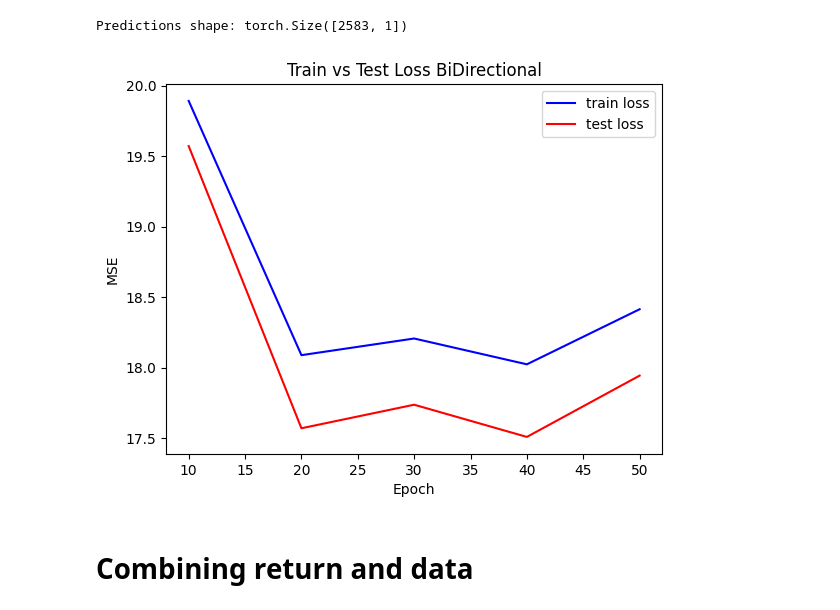
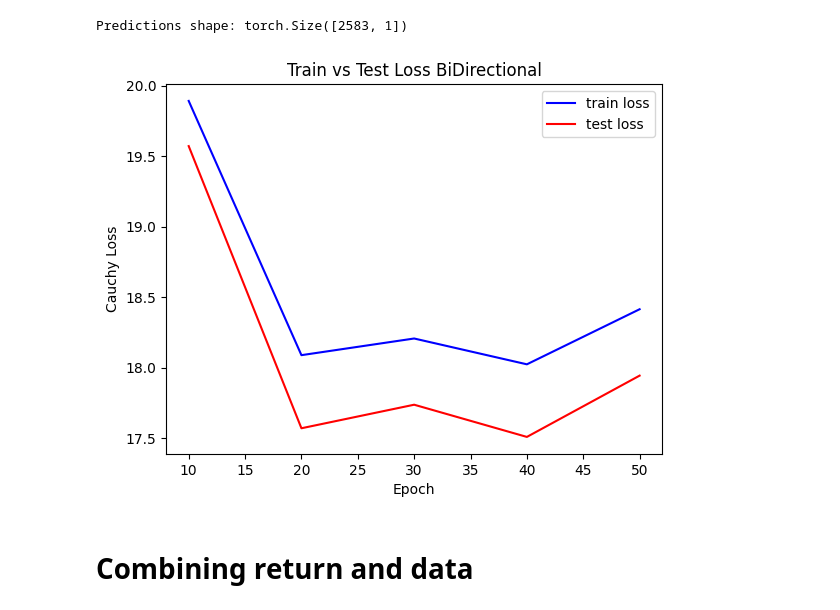
Before and after one commit to Rageus17/skripsi-git, a Jupyter notebook: BiDirectional Cauchy/BiDircetional-RNN-LSTM-LSTM-CauchyLoss.ipynb, the cells around one changed output. Saved outputs shown, nothing was run; the diff lists cells and outputs as text; code cells hidden in the pictures.

```diff
--- a/BiDirectional Cauchy/BiDircetional-RNN-LSTM-LSTM-CauchyLoss.ipynb
+++ b/BiDirectional Cauchy/BiDircetional-RNN-LSTM-LSTM-CauchyLoss.ipynb
@@ -582,17 +582,17 @@ import matplotlib.pyplot as plt
 # %%
 epoch_list = list(range(10,1+epochs,10))
 
 plt.plot(epoch_list,train_loss_values,label='train loss',color='blue')
 plt.plot(epoch_list,test_loss_values,label='test loss',color = 'red')
 plt.xlabel('Epoch')
-plt.ylabel('MSE')
+plt.ylabel('Cauchy Loss')
 plt.title('Train vs Test Loss BiDirectional')
 
 plt.legend()
 
 plt.show()
 # %% [output]
-[figure, old version]
+[figure, new version]
 # %% [markdown]
 # Combining return and data
 # %% [markdown]
```
Also changed, not shown: parts of 3 cells of this notebook.
